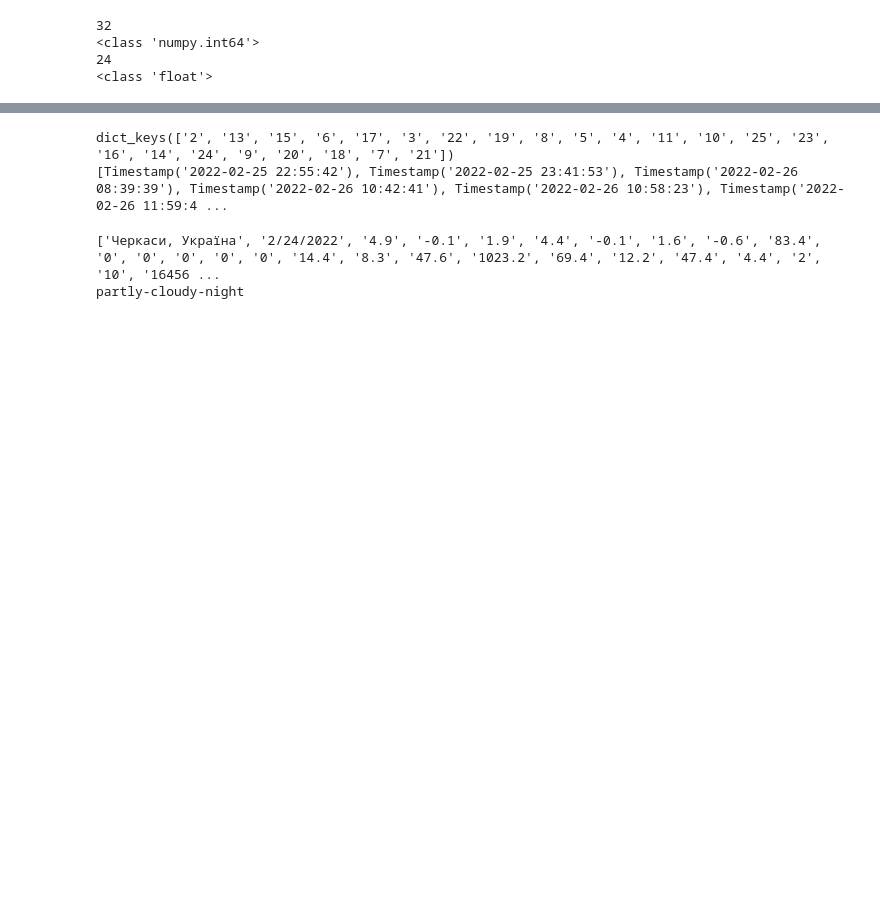
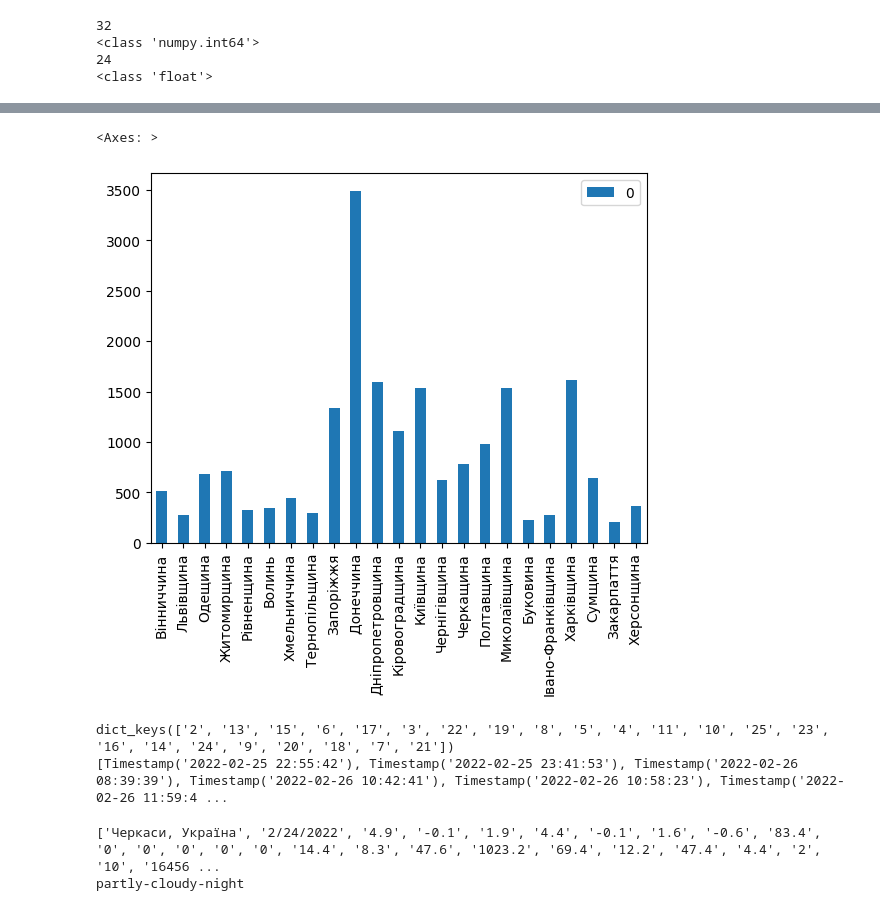
Before and after one commit to Darituan/kma-system-design-project, a Jupyter notebook: lab3/0_model_1.ipynb, the cells around one changed output, grey strips where cells are left out. Cells and saved outputs as stored; diff of their text form; code cells hidden in the pictures; blank space fills up the shorter version.

```diff
--- a/lab3/0_model_1.ipynb
+++ b/lab3/0_model_1.ipynb
@@ -113,0 +136,23 @@ dates = sorted(dates)
+# %%
+p = figure(width=800, height=400)
+
+locations = []
+durations = []
+for alarm in alarms:
+    temp = alarm[0].split(";")
+    check1 = findRegion(temp[2].replace("\"", "").replace(" ", ""))
+    check2 = findRegion(temp[3].replace("\"", "").replace(" ", ""))
+    if check1 is None:
+        check1 = check2
+    locations.append(int(check1))
+    start = pd.to_datetime(temp[5].replace("\"", ""))
+    end = pd.to_datetime(temp[6].replace("\"", ""))
+    duration = end - start
+    durations.append(duration.total_seconds()/60)
+p.circle(locations, durations, size=20, color="navy", alpha=0.2)
+
+
+show(p)
+
+locations = []
+durations = []
@@ -114,3 +179,18 @@ dates = sorted(dates)
+# %%
+data_to_show = []
+for alarm in alarms:
+    temp = alarm[0].split(";")
+    check1 = findRegion(temp[2].replace("\"", "").replace(" ", ""))
+    check2 = findRegion(temp[3].replace("\"", "").replace(" ", ""))
+    if check1 is None:
+        data_to_show.append(temp[3].replace("\"", ""))
+    else:
+        data_to_show.append(temp[2].replace("\"", ""))
+df = pd.DataFrame.from_dict(Counter(data_to_show), orient='index')
+df.plot(kind='bar')
+# %% [output]
+<Axes: >
+[figure, added]
 # %%
 alarmsDict = alarmsToDict(alarms)
 for key in alarmsDict.keys():
```
Also changed, not shown: parts of 6 cells of this notebook.
